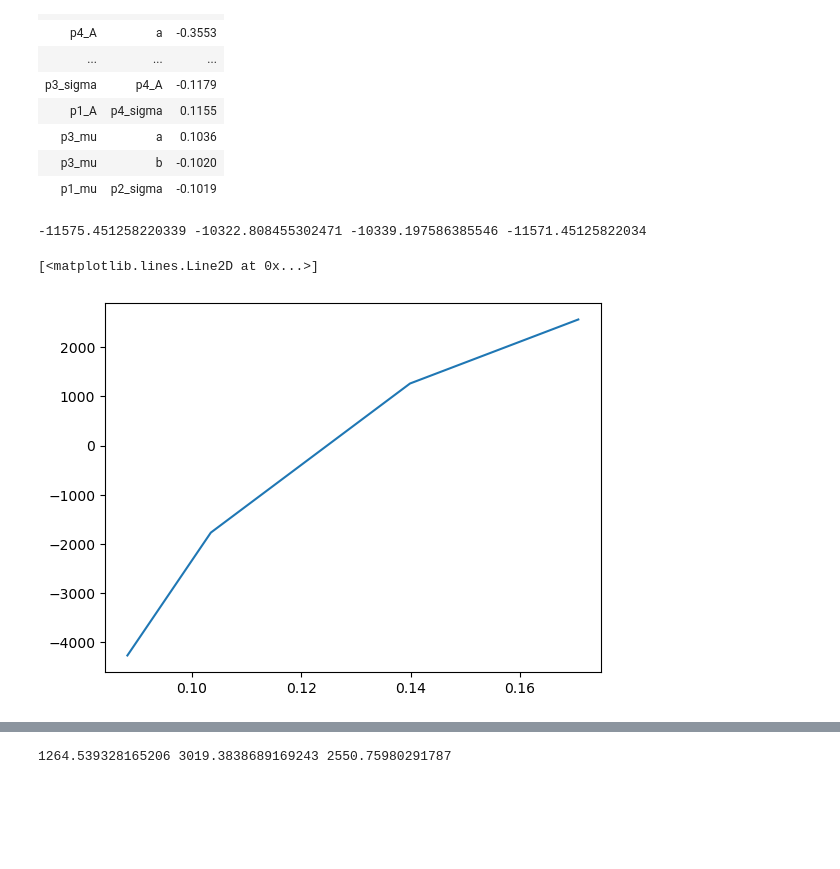
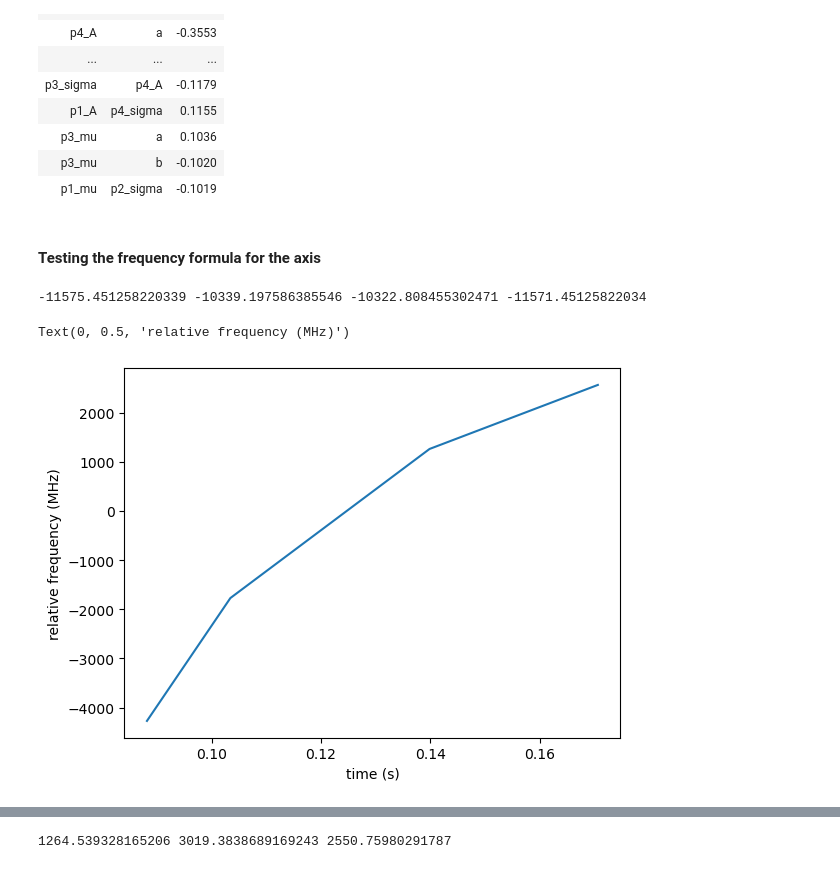
Before and after one commit to sabrahaim/Rubidium-spectrum, a Jupyter notebook: rubidium_spectra.ipynb, the cells around one changed output, grey strips where cells are left out. Cells and saved outputs as stored; diff of their text form; code cells hidden in the pictures; blank space fills up the shorter version.

```diff
--- a/rubidium_spectra.ipynb
+++ b/rubidium_spectra.ipynb
@@ -98,4 +99,6 @@ Correlations (unreported correlations are < 0.100)
 | p3_mu | a | 0.1036 |
 | p3_mu | b | -0.1020 |
 | p1_mu | p2_sigma | -0.1019 |
+# %% [markdown]
+#### Testing the frequency formula for the axis
 # %%
@@ -104,19 +107,23 @@ a = 6834.683/(fit_result.params['p4_mu'].value - fit_result.params['p1_mu'].valu
 b = 1264.889 - fit_result.params['p3_mu'].value*a
 frequency = a*time + b
 # %%
+# testing all the possible values for constant b (should all be the same)
 b1 = -4271.677 - fit_result.params['p1_mu'].value*a
-b2 = 1264.889 - fit_result.params['p3_mu'].value*a
-b3 = -1770.884 - fit_result.params['p2_mu'].value*a
+b2 = -1770.884 - fit_result.params['p2_mu'].value*a
+b3 = 1264.889 - fit_result.params['p3_mu'].value*a
 b4 = 2567.006 - fit_result.params['p4_mu'].value*a
 
 print(b1, b2, b3, b4)
 # %% [output]
--11575.451258220339 -10322.808455302471 -10339.197586385546 -11571.45125822034
+-11575.451258220339 -10339.197586385546 -10322.808455302471 -11571.45125822034
 # %%
+# testing if it really is linear (not)
 time_test = [fit_result.params['p1_mu'].value, fit_result.params['p2_mu'].value, fit_result.params['p3_mu'].value, fit_result.params['p4_mu'].value]
 freq_test = [-4271.677, -1770.884, 1263.889, 2567.006 ]
 plt.plot(time_test, freq_test)
+plt.xlabel('time (s)')
+plt.ylabel('relative frequency (MHz)')
 # %% [output]
-[<matplotlib.lines.Line2D at 0x...>]
+Text(0, 0.5, 'relative frequency (MHz)')
-[figure, old version]
+[figure, new version]
 # %%
```
Also changed, not shown: parts of 14 cells of this notebook.
